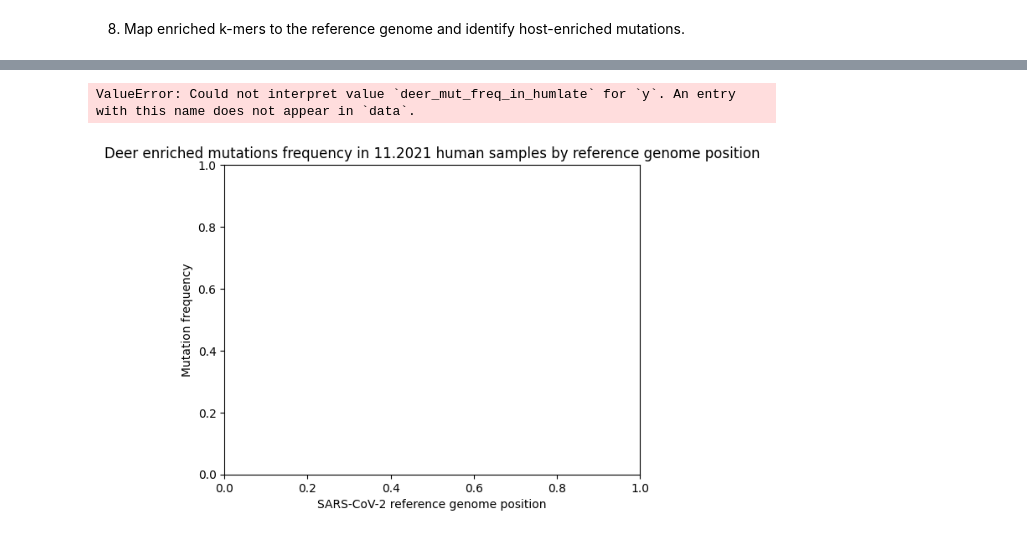
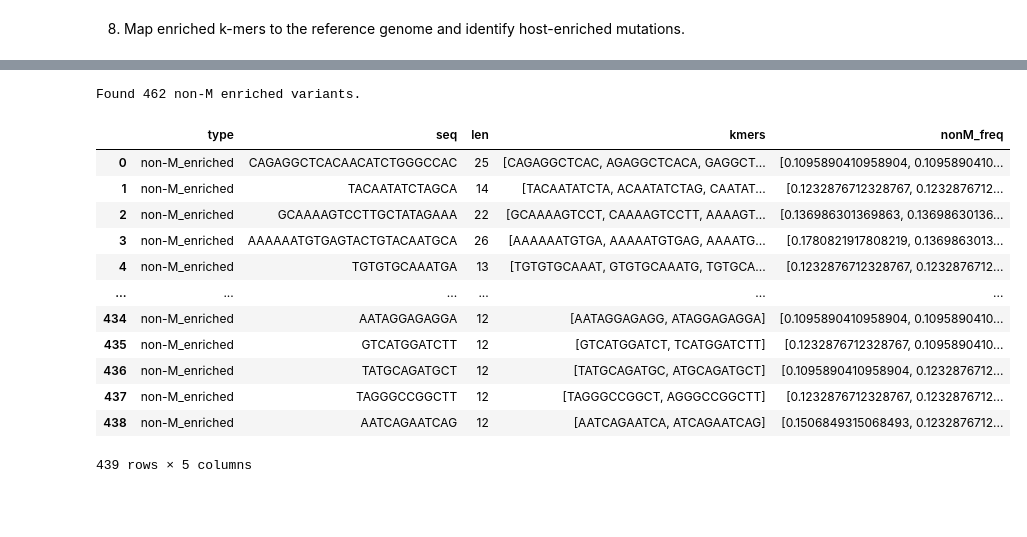
Before and after one commit to wis-janusz/PORT-EK2, a Jupyter notebook: notebooks/HIV_analysis_scenario_1.ipynb, the cells around one changed output, grey strips where cells are left out. Drawn from its saved outputs; the diff is of its cells as text; code cells hidden in the pictures; blank space fills up the shorter version.

```diff
--- a/notebooks/HIV_analysis_scenario_1.ipynb
+++ b/notebooks/HIV_analysis_scenario_1.ipynb
@@ -315,12 +306,16 @@ Done 32960 out of 32960 kmers. Time per kmer: 0:00:00.041909
 # Take the over-represented k-mers that pass the RMSE filter. This generates of enriched k-mers identified by PORT-EK.
 
 # Uncomment this block if you didn't re-examine the rare k-mers.
-# M_enriched = M_overrep[M_overrep["M_RMSE"] > min_RMSE]
-# non_M_enriched = non_M_overrep[non_M_overrep["M_RMSE"] > min_RMSE]
+M_enriched = M_overrep[M_overrep["M_RMSE"] > min_RMSE]
+nonM_enriched = nonM_overrep[nonM_overrep["M_RMSE"] > min_RMSE]
 
 # Comment this block if you didn't re-examine the rare k-mers.
-M_enriched = M_overrep_all[M_overrep_all['M_RMSE']>min_RMSE]
-nonM_enriched = nonM_overrep_all[nonM_overrep_all['M_RMSE']>min_RMSE]
+# M_enriched = M_overrep_all[M_overrep_all['M_RMSE']>min_RMSE]
+# nonM_enriched = nonM_overrep_all[nonM_overrep_all['M_RMSE']>min_RMSE]
+
+del all_kmer_matrix
+enriched_kmer_matrix = pd.concat([M_enriched, nonM_enriched])
+enriched_kmer_stat_martix = enriched_kmer_matrix.drop(sample_list, axis=1)
 
 print(
     f"{len(M_enriched)} M enriched k-mers and {len(nonM_enriched)} non-M enriched k-mers found."
@@ -336,11 +331,13 @@ def assign_host_numerical(sample_id):
 
 
 # Prepare and save count matrix with host labels for use by classifiers that predict the most probalbe host of a viral sequence.
-counts_for_classifier = pd.concat([M_enriched, nonM_enriched]).T
+counts_for_classifier = enriched_kmer_matrix.T
 counts_for_classifier.drop(common_kmer_stat_matrix.columns.difference(['group']), axis=0, inplace=True)
 counts_for_classifier['host'] = counts_for_classifier.index.map(assign_host_numerical)
 
 counts_for_classifier.to_csv(f"../output/HIV/scenario1/{k}mer_counts_for_classifier.csv")
+enriched_kmer_matrix.to_csv(f"../output/HIV/scenario1/enriched_{k}mer_count_matrix.csv")
+enriched_kmer_stat_martix.to_csv(f"../output/HIV/scenario1/enriched_{k}mer_stat_matrix.csv")
 # %% [output]
 14585 M enriched k-mers and 16874 non-M enriched k-mers found.
 # %% [markdown]
@@ -649,23 +344,0 @@ plt.show()
-# %%
-fig, ax = plt.subplots()
-ax.set_title(
-    "Deer enriched mutations frequency in 11.2021 human samples by reference genome position"
-)
-ax.set_xlabel("SARS-CoV-2 reference genome position")
-ax.set_ylabel("Mutation frequency")
-ax.set_ylim(0, 1)
-sns.lineplot(
-    data=mutation_coverage,
-    x=mutation_coverage.index,
-    y="deer_mut_freq_in_humlate",
-    linewidth=0.5,
-    hue="gene",
-    palette="dark",
-    drawstyle="steps",
-)
-plt.show()
-
-# plt.savefig("../output/deer/enr_deer_mut_in_humlate.svg", dpi = 600, format = "svg", bbox_inches='tight')
-# %% [output]
-ValueError: Could not interpret value `deer_mut_freq_in_humlate` for `y`. An entry with this name does not appear in `data`.
-[figure, removed]
@@ -671,0 +347,38 @@ ValueError: Could not interpret value `deer_mut_freq_in_humlate` for `y`. An ent
+# %%
+assemblies = [nonM_enriched_graph.subgraph(c).copy() for c in nx.weakly_connected_components(nonM_enriched_graph)]
+print(f"Found {len(assemblies)} non-M enriched variants.")
+contigs = {"type":[],"seq":[],"len":[],"kmers":[], "nonM_freq":[]}
+
+for assembly in assemblies:
+    if nx.is_directed_acyclic_graph(assembly) == True:
+        sources = [node for node in assembly.nodes if assembly.in_degree(node) == 0]
+        targets = [node for node in assembly.nodes if assembly.out_degree(node) == 0]
+        if len(sources) == 1:
+            paths = []
+            for target in targets:
+                paths.extend(list(nx.all_simple_paths(assembly, sources[0], target)))
+            for path in paths:
+                contigs["type"].append("non-M_enriched")
+                contigs["kmers"].append(path)
+                contigs["nonM_freq"].append([enriched_kmer_stat_martix.loc[kmer,"nonM_freq"] for kmer in path])
+                seq = "".join([path[0]] + [kmer[-1] for kmer in path[1:]])
+                contigs["seq"].append(seq)
+                contigs["len"].append(len(seq))
+
+contigs = pd.DataFrame(contigs)
+contigs
+# %% [output]
+Found 462 non-M enriched variants.
+|  | type | seq | len | kmers | nonM_freq |
+| 0 | non-M_enriched | CAGAGGCTCACAACATCTGGGCCAC | 25 | [CAGAGGCTCAC, AGAGGCTCACA, GAGGCT... | [0.1095890410958904, 0.1095890410... |
+| 1 | non-M_enriched | TACAATATCTAGCA | 14 | [TACAATATCTA, ACAATATCTAG, CAATAT... | [0.1232876712328767, 0.1232876712... |
+| 2 | non-M_enriched | GCAAAAGTCCTTGCTATAGAAA | 22 | [GCAAAAGTCCT, CAAAAGTCCTT, AAAAGT... | [0.136986301369863, 0.13698630136... |
+| 3 | non-M_enriched | AAAAAATGTGAGTACTGTACAATGCA | 26 | [AAAAAATGTGA, AAAAATGTGAG, AAAATG... | [0.1780821917808219, 0.1369863013... |
+| 4 | non-M_enriched | TGTGTGCAAATGA | 13 | [TGTGTGCAAAT, GTGTGCAAATG, TGTGCA... | [0.1232876712328767, 0.1232876712... |
+| ... | ... | ... | ... | ... | ... |
+| 434 | non-M_enriched | AATAGGAGAGGA | 12 | [AATAGGAGAGG, ATAGGAGAGGA] | [0.1095890410958904, 0.1095890410... |
+| 435 | non-M_enriched | GTCATGGATCTT | 12 | [GTCATGGATCT, TCATGGATCTT] | [0.1232876712328767, 0.1095890410... |
+| 436 | non-M_enriched | TATGCAGATGCT | 12 | [TATGCAGATGC, ATGCAGATGCT] | [0.1095890410958904, 0.1232876712... |
+| 437 | non-M_enriched | TAGGGCCGGCTT | 12 | [TAGGGCCGGCT, AGGGCCGGCTT] | [0.1232876712328767, 0.1232876712... |
+| 438 | non-M_enriched | AATCAGAATCAG | 12 | [AATCAGAATCA, ATCAGAATCAG] | [0.1506849315068493, 0.1232876712... |
+439 rows × 5 columns
```
Also changed, not shown: parts of 23 cells of this notebook, 4 other files.
